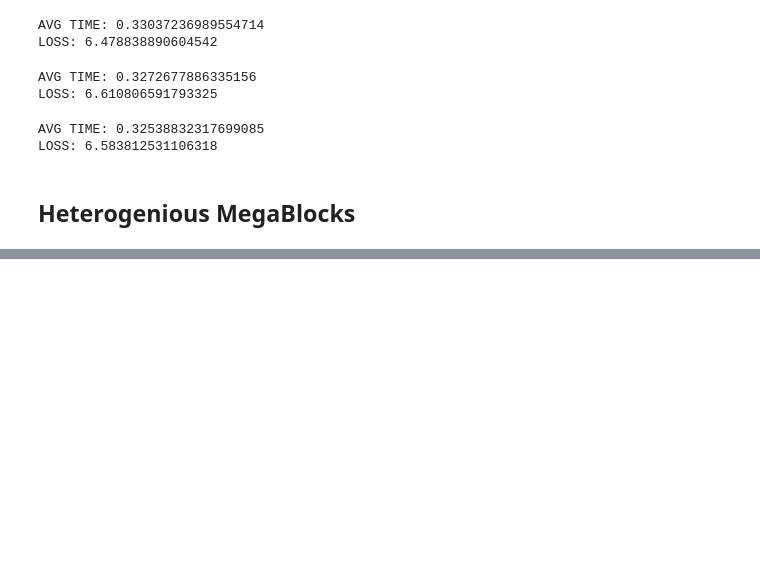
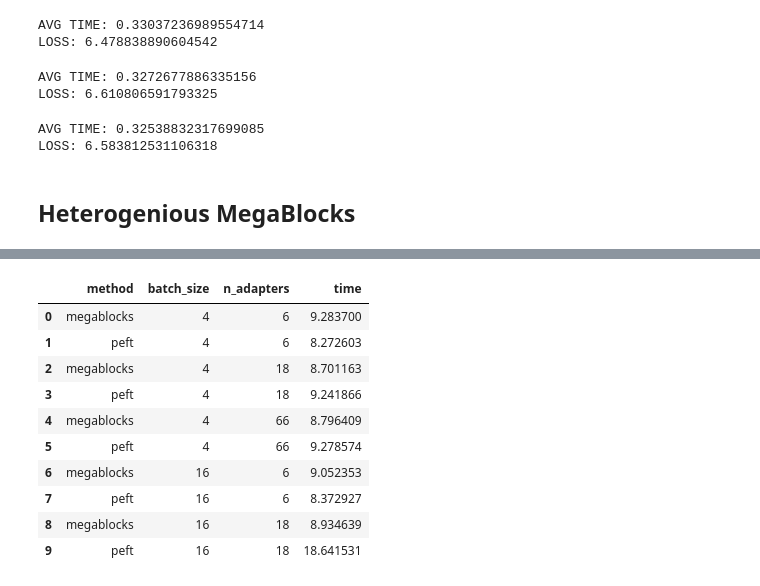
Before and after one commit to surkovv/multi-lora, a Jupyter notebook: notebooks/test.ipynb, the cells around one changed output, grey strips where cells are left out. Cells and saved outputs as stored; diff of their text form; code cells hidden in the pictures; blank space fills up the shorter version.

```diff
--- a/notebooks/test.ipynb
+++ b/notebooks/test.ipynb
@@ -318,0 +319,19 @@ LOSS: 6.564399818292757
+# %%
+n_adapters = 32
+def create_lora_het_small(in_features, out_features, adapter_ids):
+    return MultiLoRALayerSTK(in_features, out_features, adapter_ids, ranks=[32] * (n_adapters // 2) + [16] * (n_adapters // 2))
+
+model = GPT2LMHeadModel.from_pretrained(model_id, device_map="auto").to(dtype=torch.bfloat16)
+lora_model = LoRAModel(model, target_modules=["c_attn"], lora_factory=create_lora_het_small).cuda()
+lora_model.freeze_base_model()
+
+from torch.optim import AdamW
+from transformers import get_scheduler
+
+dataloader = DataLoader(dataset, batch_size=8, collate_fn=dataset.collate_fn)
+
+optimizer = AdamW(lora_model.parameters(), lr=2e-4, weight_decay=0)
+num_epochs = 1
+num_training_steps = num_epochs * len(dataloader)
+
+lr_scheduler = get_scheduler("linear", optimizer=optimizer, num_warmup_steps=0, num_training_steps=num_training_steps)
@@ -318,0 +422,16 @@ LOSS: 6.564399818292757
+# %%
+results = []
+for batch_size in [4, 16, 64]:
+    for n_adapters in [6, 18, 66]:
+        results.append({
+            "method": "megablocks",
+            "batch_size": batch_size,
+            "n_adapters": n_adapters,
+            "time": experiment_megablocks(n_adapters=n_adapters, batch_size=batch_size)
+        })
+        results.append({
+            "method": "peft",
+            "batch_size": batch_size,
+            "n_adapters": n_adapters,
+            "time": experiment_peft(n_adapters=n_adapters, batch_size=batch_size)
+        })
@@ -318,0 +465,18 @@ LOSS: 6.564399818292757
+# %%
+import pandas as pd
+df = pd.DataFrame(results)
+df.to_csv("results_inference.csv")
+# %%
+df.head(10)
+# %% [output]
+|  | method | batch_size | n_adapters | time |
+| 0 | megablocks | 4 | 6 | 9.283700 |
+| 1 | peft | 4 | 6 | 8.272603 |
+| 2 | megablocks | 4 | 18 | 8.701163 |
+| 3 | peft | 4 | 18 | 9.241866 |
+| 4 | megablocks | 4 | 66 | 8.796409 |
+| 5 | peft | 4 | 66 | 9.278574 |
+| 6 | megablocks | 16 | 6 | 9.052353 |
+| 7 | peft | 16 | 6 | 8.372927 |
+| 8 | megablocks | 16 | 18 | 8.934639 |
+| 9 | peft | 16 | 18 | 18.641531 |
```
Also changed, not shown: parts of 10 cells of this notebook, 35 other files.
